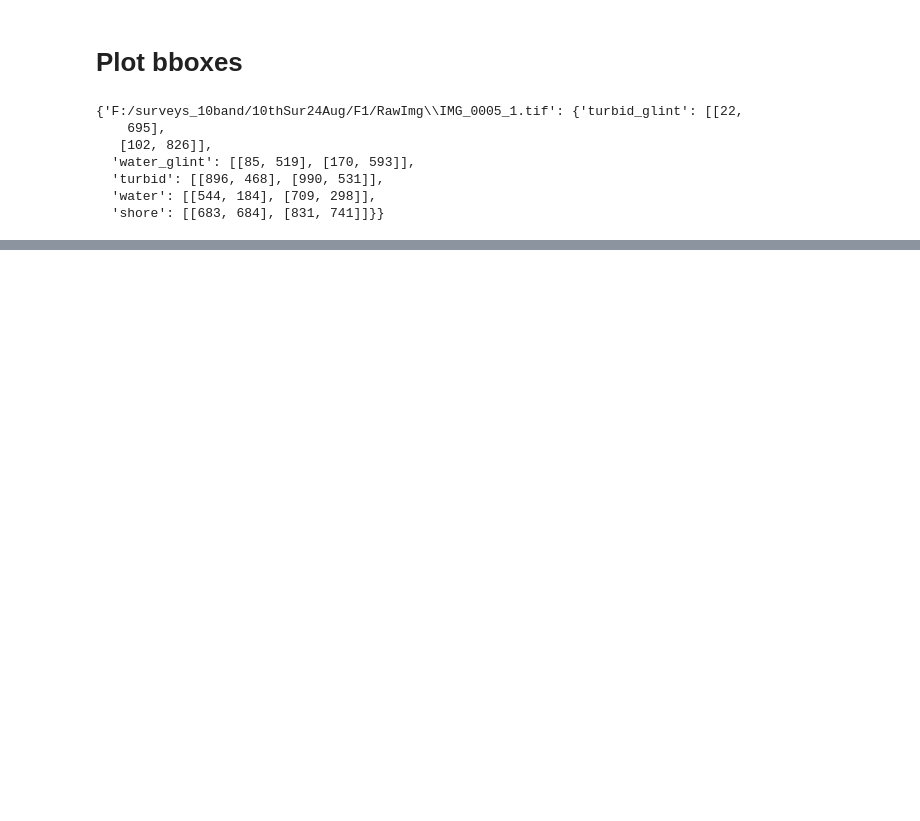
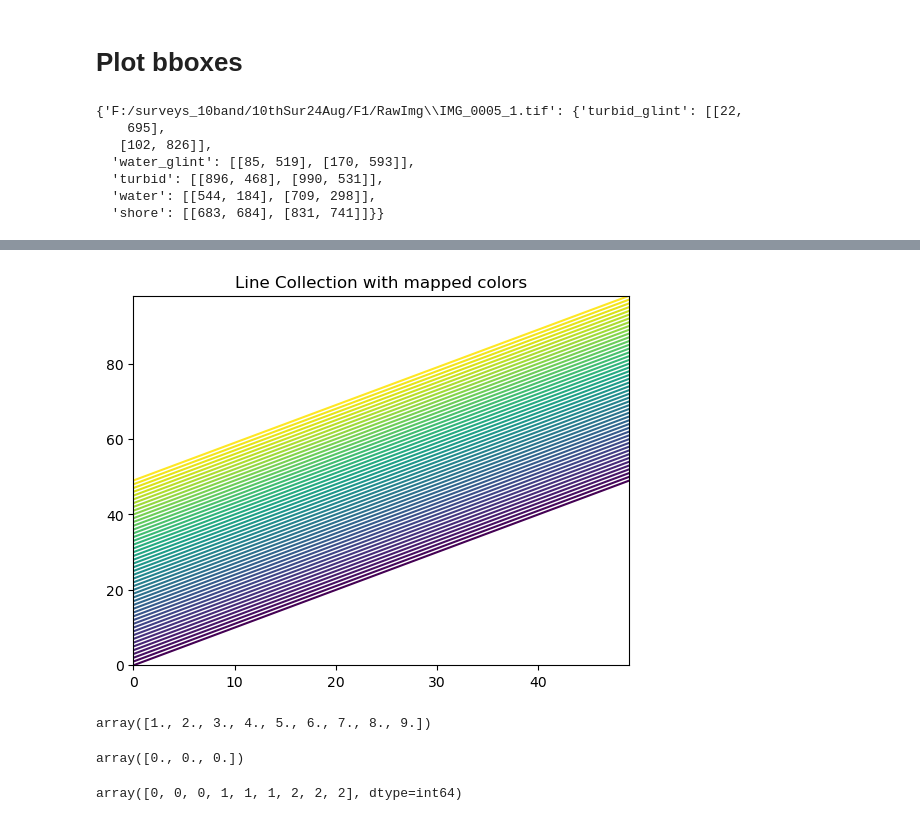
Before and after one commit to pakhuiying/sunglint_correction, a Jupyter notebook: extract_spectral_from_bboxes.ipynb, the cells around one changed output, grey strips where cells are left out. Drawn from its saved outputs; the diff is of its cells as text; code cells hidden in the pictures; blank space fills up the shorter version.

```diff
--- a/extract_spectral_from_bboxes.ipynb
+++ b/extract_spectral_from_bboxes.ipynb
@@ -135,0 +264,25 @@ ES.plot_bboxes(figsize=(10,5))
+# %%
+from matplotlib.collections import LineCollection
+N = 50
+x = np.arange(N)
+# print(x)
+ys = [x + i for i in x]  # Many sets of y to plot vs. x
+# print(ys[1])
+segs = [np.column_stack([x, y]) for y in ys]
+# list of arrays (lines), where each array (line) represents the x,y coordinates (n,2)
+
+fig, ax = plt.subplots()
+ax.set_xlim(np.min(x), np.max(x))
+ax.set_ylim(np.min(ys), np.max(ys))
+
+line_segments = LineCollection(segs, array=x,
+                               #linewidths=(0.5, 1, 1.5, 2),
+                               linestyles='solid')
+ax.add_collection(line_segments)
+# axcb = fig.colorbar(line_segments)
+# axcb.set_label('Line Number')
+ax.set_title('Line Collection with mapped colors')
+# plt.sci(line_segments)  # This allows interactive changing of the colormap.
+plt.show()
+# %% [output]
+[figure, added]
@@ -135,0 +358,23 @@ ES.plot_bboxes(figsize=(10,5))
+# %%
+x = np.linspace(1,9,9).reshape(3,3,1)
+x = np.repeat(x,3,axis=2)
+# X = x[1:3,0:2,:]
+X = x.reshape(-1,3)
+X[:,0]
+# %% [output]
+array([1., 2., 3., 4., 5., 6., 7., 8., 9.])
+# %%
+x = np.ones((3,3,3))
+x = np.multiply(x,np.array([1,2,3]))
+X = x[:,:,np.array([2,1,0])]
+np.mean(X,axis=(0,1))
+np.var(X,axis=(0,1))
+# %% [output]
+array([0., 0., 0.])
+# %%
+indices = np.linspace(0,8,9,dtype=int)
+indices
+y,x = np.unravel_index(indices,(3,3))
+y
+# %% [output]
+array([0, 0, 0, 1, 1, 1, 2, 2, 2], dtype=int64)
```
Also changed, not shown: parts of 6 cells of this notebook, 7 other files.
